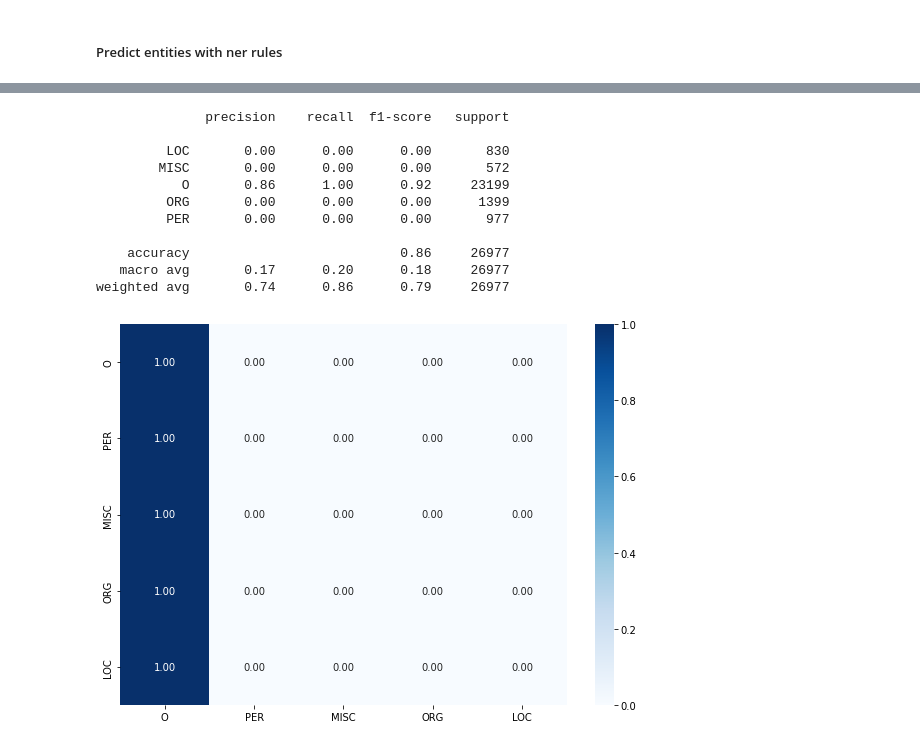
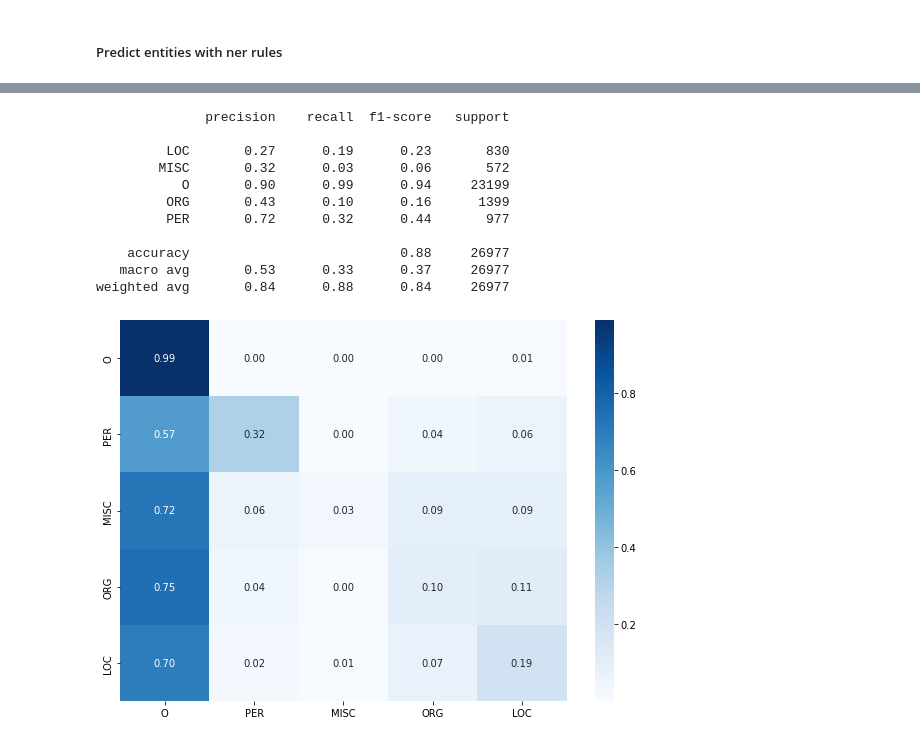
Before and after one commit to jrabag/ga-lener-es, a Jupyter notebook: NER EA.ipynb, the cells around one changed output, grey strips where cells are left out. Cells and saved outputs as stored; diff of their text form; code cells hidden in the pictures.

```diff
--- a/NER EA.ipynb
+++ b/NER EA.ipynb
@@ -628,21 +631,34 @@ from sklearn.svm import LinearSVC, SVC
 
 classifier = LinearSVC(
     random_state=42,
-    class_weight="balanced",
-    tol=1e-3,
+    #class_weight="balanced",
+    class_weight={0:0.1,1:0.3,2:0.3,3:0.3},
+    tol=1e-3
    )
+
+# classifier = SGDClassifier(
+#     loss="hinge",
+#     random_state=42,
+#     class_weight="balanced",
+#     tol=1e-3,
+#    )
 # %%
-
+from tqdm.auto import tqdm
 target = []
 predict = []
 input_data_all = np.array([])
 target_data_all = np.array([], dtype=int)
+from sklearn.preprocessing import StandardScaler
+scaler = StandardScaler()
 
 for doc in tqdm(corpus_1.documents):
     if len(doc.entities) == 0:
         continue
+
+    array_rules = rules[:300]
+    log2_rules = np.log10(array_rules[:, 0])
     array_doc = doc.to_array(exclude_label=True)
-    input_data = np.zeros((array_doc[0], len(rules)), dtype=float)
+    input_data = np.zeros((array_doc[0], len(array_rules)), dtype=float)
     target_data = np.zeros(array_doc[0], dtype=int)
     unk_id = doc.unk_id
     # get rules for each entity
@@ -650,14 +666,15 @@ for doc in tqdm(corpus_1.documents):
     target_data[:] = doc.to_entity_array()[2:-1]
     target.extend(entity_map[doc.to_entity_array()[2:-1]].tolist())
 
-    index_rules = np.argsort(np.load(f"best_fitness.npy"))[::-1]
-    array_rules = np.load(f"best_population.npy")[index_rules][:200]
-    array_fitness = np.load(f"best_fitness.npy")[index_rules][:200]
+    #index_rules = np.argsort(np.load(f"best_fitness.npy"))[::-1]
+    #array_rules = np.load(f"best_population.npy")[index_rules][:200]
+    #array_fitness = np.load(f"best_fitness.npy")[index_rules][:200]
     # get votes from rules
     for index_rule in range(array_rules.shape[0]):
         slices = slice_doc(array_doc, array_rules[index_rule], unk_id)
         for start, end in slices:
-            input_data[start:end, index_data] = array_fitness[index_rule]
+            # input_data[start:end, index_data] = array_fitness[index_rule]
+            input_data[start:end, index_data] = array_rules[index_rule, 2] # +log2_rules[index_rule]
         index_data += 1
 
     # extend input data all with input data
@@ -684,43 +740,48 @@ weighted avg       0.83      0.86      0.84      5273
 # %%
 target = []
 predict = []
 
 for doc in tqdm(corpus.documents):
     if len(doc.entities) == 0:
         continue
+
+    array_rules = rules[:300]
     array_doc = doc.to_array(exclude_label=True)
-    input_data = np.zeros((array_doc[0], len(rules)), dtype=float)
+    input_data = np.zeros((array_doc[0], len(array_rules)), dtype=float)
     target_data = np.zeros(array_doc[0], dtype=float)
     unk_id = doc.unk_id
     # get rules for each entity
     index_data = 0
     target_data[:] = doc.to_entity_array()[2:-1]
     target.extend(entity_map[doc.to_entity_array()[2:-1]].tolist())
 
     # for entity_index, entity in enumerate(entity_names, 1):
-    array_rules = np.load(f"best_population.npy")
-    array_fitness = np.load(f"best_fitness.npy")
+    # array_rules = np.load(f"best_population.npy")
+    # array_fitness = np.load(f"best_fitness.npy")
+
     # get votes from rules
     for index_rule in range(array_rules.shape[0]):
         slices = slice_doc(array_doc, array_rules[index_rule], unk_id)
+        log2_rules = np.log10(array_rules[:, 0])
         for start, end in slices:
-            input_data[start:end, index_data] = array_fitness[index_rule]
+            # input_data[start:end, index_data] = array_fitness[index_rule]
+            input_data[start:end, index_data] = array_rules[index_rule, 2]# +log2_rules[index_rule]
         index_data += 1
 
     predict.extend(entity_map[classifier.predict(input_data)].tolist())
 
 print(classification_report(target, predict))
 print_cm(target, predict, entity_map)
 # %% [output]
               precision    recall  f1-score   support
 
-         LOC       0.00      0.00      0.00       830
-        MISC       0.00      0.00      0.00       572
-           O       0.86      1.00      0.92     23199
-         ORG       0.00      0.00      0.00      1399
-         PER       0.00      0.00      0.00       977
+         LOC       0.27      0.19      0.23       830
+        MISC       0.32      0.03      0.06       572
+           O       0.90      0.99      0.94     23199
+         ORG       0.43      0.10      0.16      1399
+         PER       0.72      0.32      0.44       977
 
-    accuracy                           0.86     26977
-   macro avg       0.17      0.20      0.18     26977
-weighted avg       0.74      0.86      0.79     26977
+    accuracy                           0.88     26977
+   macro avg       0.53      0.33      0.37     26977
+weighted avg       0.84      0.88      0.84     26977
-[figure, old version]
+[figure, new version]
```
Also changed, not shown: parts of 15 cells of this notebook, 17 other files.
